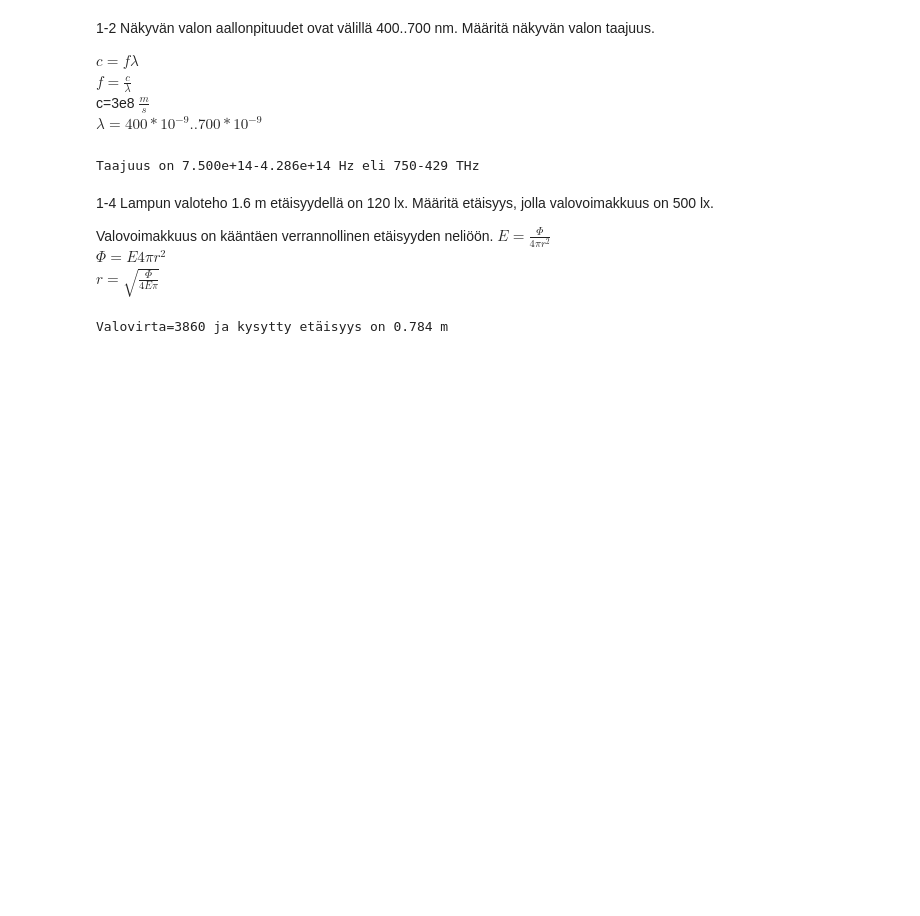
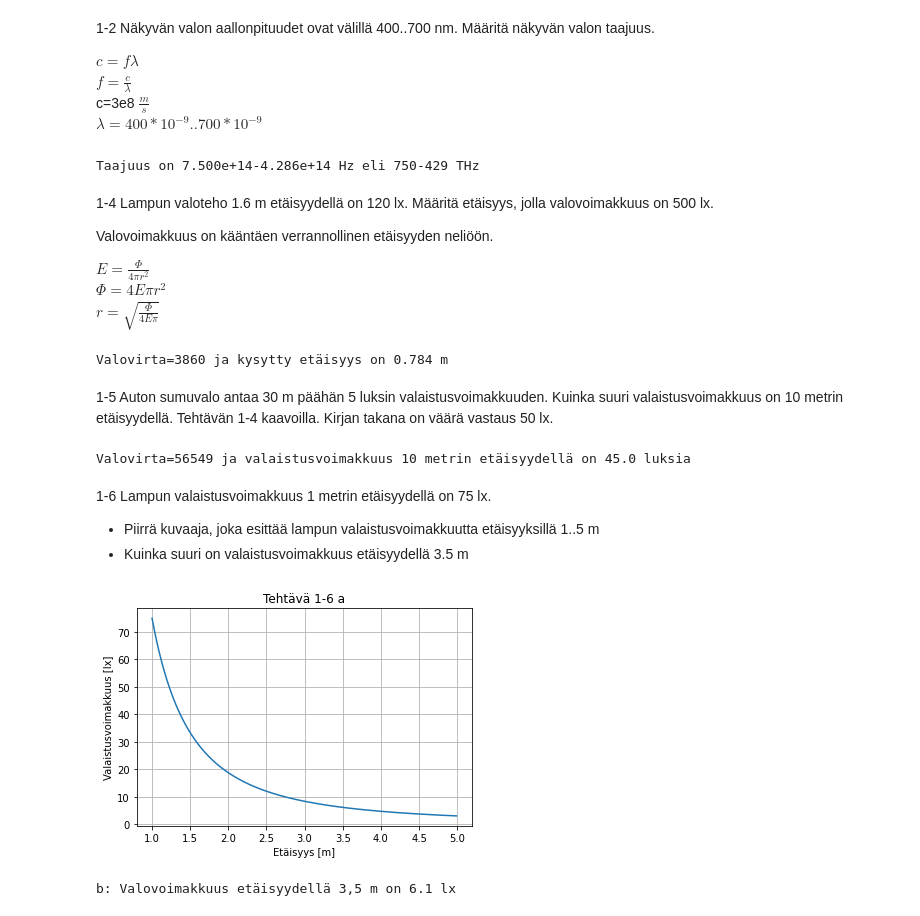
Before and after one commit to simo-11/fy, a Jupyter notebook: 1.ipynb, the cells around one changed output. Cells and saved outputs as stored; diff of their text form; code cells hidden in the pictures; blank space fills up the shorter version.

```diff
--- a/1.ipynb
+++ b/1.ipynb
@@ -18,8 +18,10 @@ Taajuus on 7.500e+14-4.286e+14 Hz eli 750-429 THz
 # %% [markdown]
 1-4 Lampun valoteho 1.6 m etäisyydellä on 120 lx. Määritä etäisyys, jolla valovoimakkuus on 500 lx.
 
-Valovoimakkuus on kääntäen verrannollinen etäisyyden neliöön. $E=\frac{\Phi}{4 \pi r^2}$<br>
-$\Phi=E 4 \pi r^2$<br>
+Valovoimakkuus on kääntäen verrannollinen etäisyyden neliöön.
+
+$E=\frac{\Phi}{4 \pi r^2}$<br>
+$\Phi= 4 E \pi r^2$<br>
 $r=\sqrt{\frac{\Phi}{4 E \pi}}$<br>
 # %%
 import math
@@ -28,3 +30,41 @@ r2=math.sqrt(phi/(4*500*math.pi))
 print(f'Valovirta={phi:.0f} ja kysytty etäisyys on {r2:.3f} m')
 # %% [output]
 Valovirta=3860 ja kysytty etäisyys on 0.784 m
+# %% [markdown]
+1-5 Auton sumuvalo antaa 30 m päähän 5 luksin valaistusvoimakkuuden. Kuinka suuri valaistusvoimakkuus on 10 metrin etäisyydellä. Tehtävän 1-4 kaavoilla. Kirjan takana on väärä vastaus 50 lx.
+# %%
+import math
+phi=4*5*math.pi*pow(30,2)
+E=phi/(4*math.pi*pow(10,2))
+print(f'Valovirta={phi:.0f} ja valaistusvoimakkuus 10 metrin etäisyydellä on {E:.1f} luksia')
+# %% [output]
+Valovirta=56549 ja valaistusvoimakkuus 10 metrin etäisyydellä on 45.0 luksia
+# %% [markdown]
+1-6 Lampun valaistusvoimakkuus 1 metrin etäisyydellä on 75 lx.
+
+ * Piirrä kuvaaja, joka esittää lampun valaistusvoimakkuutta etäisyyksillä 1..5 m
+ * Kuinka suuri on valaistusvoimakkuus etäisyydellä 3.5 m
+# %%
+# Tarvittaessa komentoriviltä pip install matplotlib
+
+import math
+phi=4*75*math.pi*pow(1,2)
+def E(r):
+  return phi/(4*math.pi*pow(r,2))
+
+import matplotlib.pyplot as plt
+import numpy as np
+# Data for plotting
+t = np.arange(1.0, 5.0, 0.01)
+s = E(t)
+fig, ax = plt.subplots()
+ax.plot(t, s)
+ax.set(xlabel='Etäisyys [m]', ylabel='Valaistusvoimakkuus [lx]',
+       title='Tehtävä 1-6 a')
+ax.grid()
+plt.show()
+ev=E(3.5)
+print(f'b: Valovoimakkuus etäisyydellä 3,5 m on {ev:.1f} lx')
+# %% [output]
+[figure, added]
+b: Valovoimakkuus etäisyydellä 3,5 m on 6.1 lx
```
Also changed, not shown: parts of 2 cells of this notebook.
